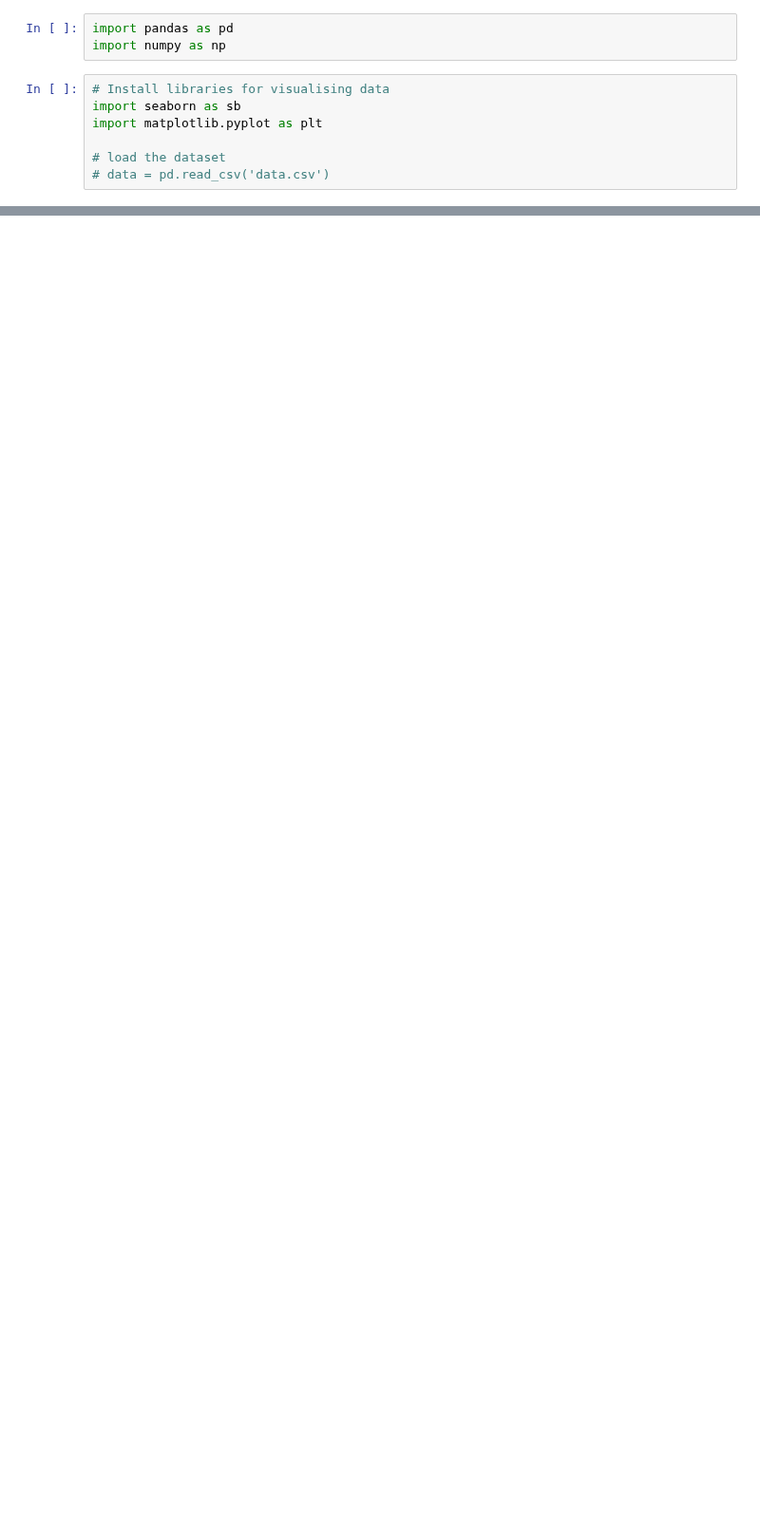
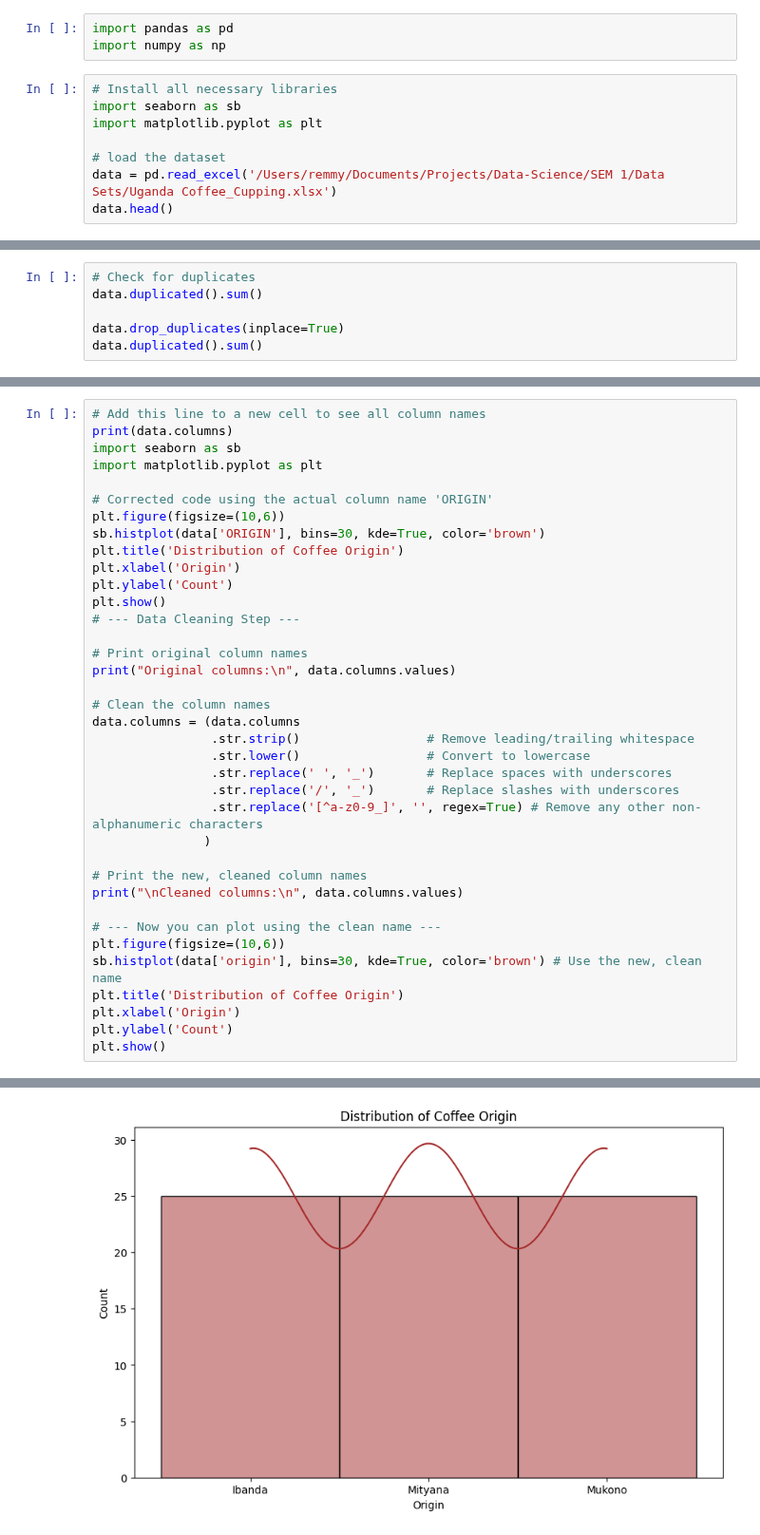
Before and after one commit to RemmyBisimbeko/Data-Science, a Jupyter notebook: Practice/Practice Session_4-12-2025.ipynb, the cells around one changed output, grey strips where cells are left out. Shown at 95% size. Drawn from its saved outputs; the diff is of its cells as text; blank space fills up the shorter version.

```diff
--- a/Practice/Practice Session_4-12-2025.ipynb
+++ b/Practice/Practice Session_4-12-2025.ipynb
@@ -12,10 +23,11 @@ Note: you may need to restart the kernel to use updated packages.
 import pandas as pd
 import numpy as np
 # %%
-# Install libraries for visualising data
+# Install all necessary libraries
 import seaborn as sb
 import matplotlib.pyplot as plt
 
 # load the dataset
-# data = pd.read_csv('data.csv')
+data = pd.read_excel('/Users/remmy/Documents/Projects/Data-Science/SEM 1/Data Sets/Uganda Coffee_Cupping.xlsx')
+data.head()
 # %% [output]
@@ -22,0 +40,6 @@ ModuleNotFoundError: No module named 'seaborn'
+# %%
+# Check for duplicates
+data.duplicated().sum()
+
+data.drop_duplicates(inplace=True)
+data.duplicated().sum()
@@ -22,0 +48,38 @@ ModuleNotFoundError: No module named 'seaborn'
+# %%
+# Add this line to a new cell to see all column names
+print(data.columns)
+import seaborn as sb
+import matplotlib.pyplot as plt
+
+# Corrected code using the actual column name 'ORIGIN'
+plt.figure(figsize=(10,6))
+sb.histplot(data['ORIGIN'], bins=30, kde=True, color='brown')
+plt.title('Distribution of Coffee Origin')
+plt.xlabel('Origin')
+plt.ylabel('Count')
+plt.show()
+# --- Data Cleaning Step ---
+
+# Print original column names
+print("Original columns:\n", data.columns.values)
+
+# Clean the column names
+data.columns = (data.columns
+                .str.strip()                 # Remove leading/trailing whitespace
+                .str.lower()                 # Convert to lowercase
+                .str.replace(' ', '_')       # Replace spaces with underscores
+                .str.replace('/', '_')       # Replace slashes with underscores
+                .str.replace('[^a-z0-9_]', '', regex=True) # Remove any other non-alphanumeric characters
+               )
+
+# Print the new, cleaned column names
+print("\nCleaned columns:\n", data.columns.values)
+
+# --- Now you can plot using the clean name ---
+plt.figure(figsize=(10,6))
+sb.histplot(data['origin'], bins=30, kde=True, color='brown') # Use the new, clean name
+plt.title('Distribution of Coffee Origin')
+plt.xlabel('Origin')
+plt.ylabel('Count')
+plt.show()
+# %% [output]
@@ -22,0 +90 @@ ModuleNotFoundError: No module named 'seaborn'
+[figure, added]
```
Also changed, not shown: parts of 4 cells of this notebook.
